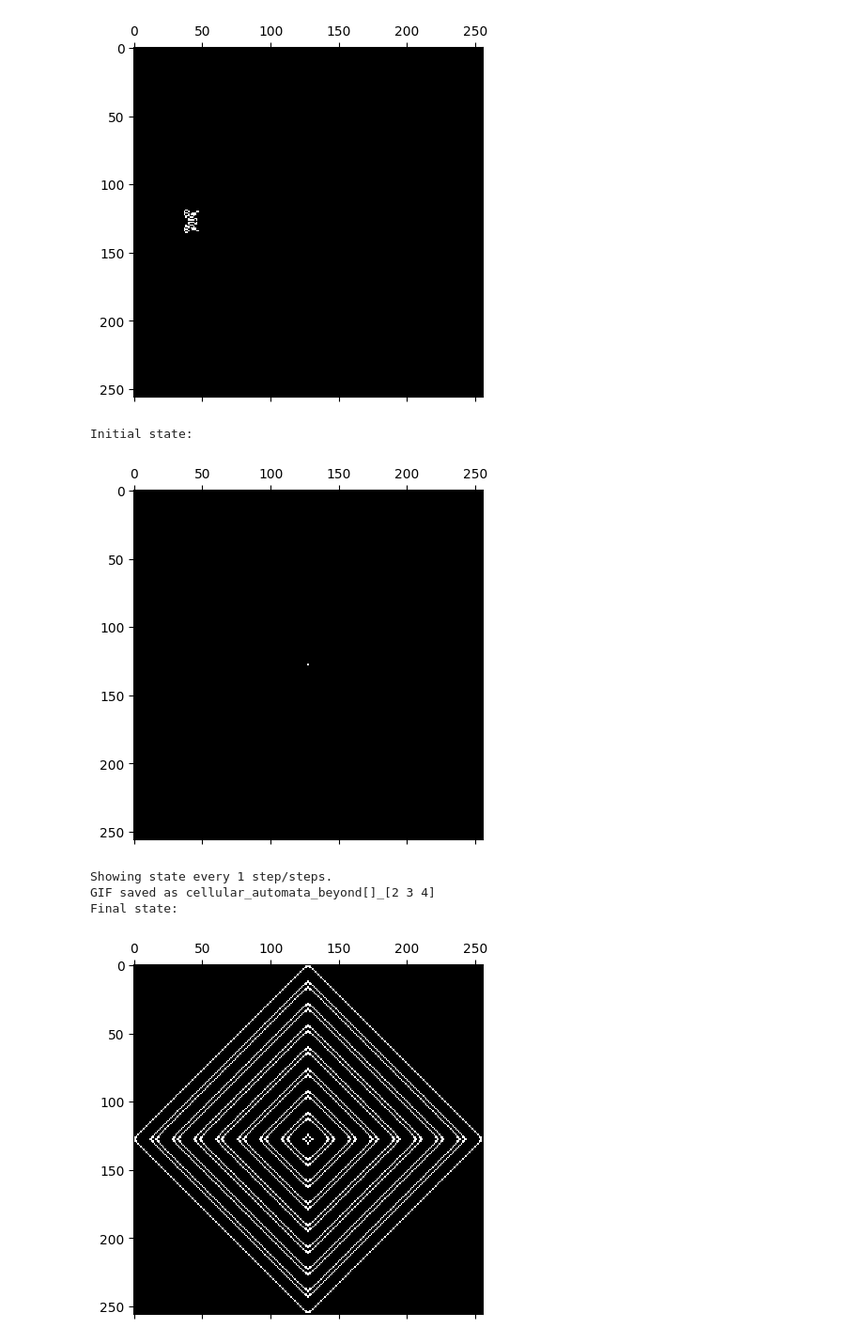
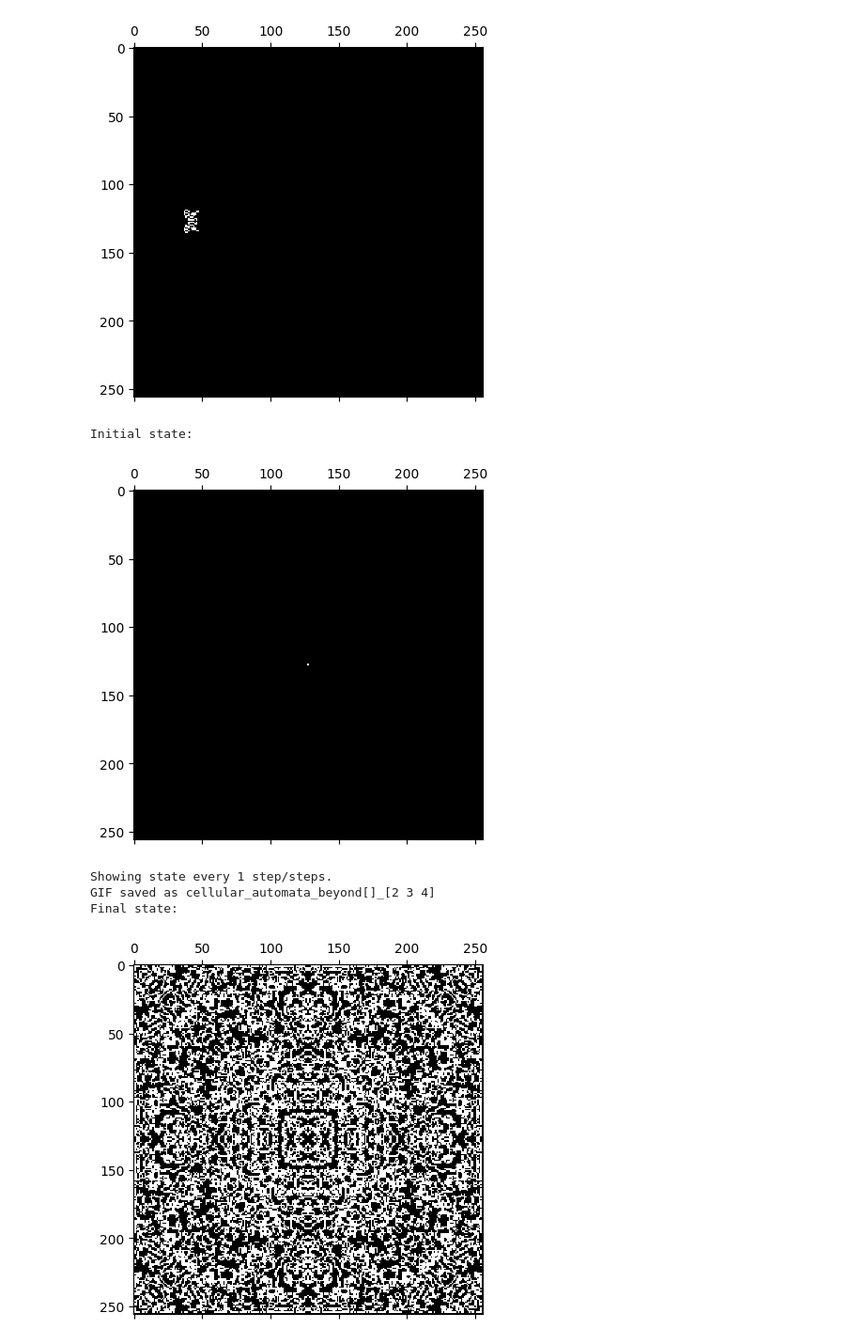
Before and after one commit to craftiggn/UW_ComputerModeling, a Jupyter notebook: 02_2D_cellular_automata.ipynb, the cells around one changed output. Shown at 94% size. Cells and saved outputs as stored; diff of their text form; code cells hidden in the pictures.

```diff
--- a/02_2D_cellular_automata.ipynb
+++ b/02_2D_cellular_automata.ipynb
@@ -3,6 +3,12 @@ import numpy as np
 import matplotlib.pyplot as plt
 import imageio
 from io import BytesIO
+
+PBC = False
+if not PBC:
+    BOUNDARY_CONDITION = "wall"
+else:
+    BOUNDARY_CONDITION = "PBC"
 
 def sum_neighbours(matrix):
     # directions mean from where
@@ -22,16 +28,16 @@ def sum_neighbours(matrix):
     neighbourhood_sum = up + down + left + right + up_left + up_right + down_left + down_right
     return neighbourhood_sum
 
-def step(matrix, boundary_condition="wall"):
+def step(matrix):
     neighbours = sum_neighbours(matrix)
 
     remains_1 = (neighbours == 2) & (matrix == 1)
-    unconditional_1 = neighbours == 3
+    unconditional_1 = (matrix == 0) & (neighbours == 3)
     final_mask = remains_1 | unconditional_1
 
     new_matrix = final_mask.astype(int)
 
-    if boundary_condition == "wall":
+    if BOUNDARY_CONDITION == "wall":
         new_matrix[0, :] = 0
         new_matrix[-1, :] = 0
         new_matrix[:, 0] = 0
@@ -62,13 +68,15 @@ def game_of_life_2D(matrix, time_steps, automata_name = "", make_gif = True, dis
     plt.show()
     print(f"Showing state every {display_every} step/steps.")
     for i in range(time_steps-1):
-        matrix = step(matrix, boundary_condition)
+        matrix = step(matrix)
         if (i+1) % display_every == 0 and make_gif:
             frames.append(matrix_to_image(matrix))
 
     if make_gif:
         gif_name = "cellular_automata_"
-        imageio.mimsave(gif_name+automata_name+".gif", frames, duration=0.2, loop=0)  # infinite loop
+        if PBC: gif_name = gif_name + "PBC_"
+        imageio.mimsave(gif_name+automata_name+".gif", frames, duration=0.1, loop=0)  # infinite loop
+        # duration is [seconds / frame]
         print(f"GIF saved as {gif_name+automata_name}")
 
     print("Final state:")
@@ -306,18 +307,19 @@ Final state:
 # %%
 # task 3 beyond life
 
-def step_defined(matrix, S, B, boundary_condition="wall"):
+def step_defined(matrix, S, B):
     # S - no. of live neighbors needed for a cell to survive
     # B - no. of live neighbors needed for a cell to be born
     neighbours = sum_neighbours(matrix)
 
-    remains_1 = np.isin(neighbours, S) & (matrix == 1)
-    unconditional_1 = np.isin(neighbours, B)
-    final_mask = remains_1 | unconditional_1
+    remains_1 = (matrix == 1) & np.isin(neighbours, S)
+    born = (matrix == 0) & np.isin(neighbours, B)
+
+    final_mask = remains_1 | born
 
     new_matrix = final_mask.astype(int)
 
-    if boundary_condition == "wall":
+    if BOUNDARY_CONDITION == "wall":
         new_matrix[0, :] = 0
         new_matrix[-1, :] = 0
         new_matrix[:, 0] = 0
@@ -325,7 +327,7 @@ def step_defined(matrix, S, B, boundary_condition="wall"):
 
     return new_matrix
 
-def game_of_life_2D_beyond(matrix, time_steps, S, B, make_gif = True, display_every=1, boundary_condition="wall"):
+def game_of_life_2D_beyond(matrix, time_steps, S, B, make_gif = True, display_every=1):
     automata_name = str(S) + "_" + str(B)
 
     #gif component
@@ -339,13 +341,13 @@ def game_of_life_2D_beyond(matrix, time_steps, S, B, make_gif = True, display_ev
     plt.show()
     print(f"Showing state every {display_every} step/steps.")
     for i in range(time_steps-1):
-        matrix = step_defined(matrix, S, B, boundary_condition)
+        matrix = step_defined(matrix, S, B)
         if (i+1) % display_every == 0 and make_gif:
             frames.append(matrix_to_image(matrix))
 
     if make_gif:
         gif_name = "cellular_automata_beyond"
-        imageio.mimsave(gif_name+automata_name+".gif", frames, duration=0.2, loop=0)  # infinite loop
+        imageio.mimsave(gif_name+automata_name+".gif", frames, duration=0.1, loop=0)  # infinite loop
         print(f"GIF saved as {gif_name+automata_name}")
 
     print("Final state:")
@@ -358,13 +360,17 @@ def task_3(size, kernel, S, B, time_steps):
     S = np.array(S)
     game_of_life_2D_beyond(matrix, time_steps, S, B)
 
-task_3(256, np.ones((2,2)), [], [2,3,4], 128)
+def random_seed(n, p=0.5):
+    return (np.random.rand(n, n) < p).astype(int)
-# %% [output]
-Initial state:
-[figure, removed]
-Showing state every 1 step/steps.
-GIF saved as cellular_automata_beyond[]_[2 3 4]
-Final state:
-[figure, removed]
+# %%
+# Serviettes
+task_3(256, np.ones((2,2)), [], [2,3,4], 1024)
+# %% [output]
+Initial state:
+[figure, added]
+Showing state every 1 step/steps.
+GIF saved as cellular_automata_beyond[]_[2 3 4]
+Final state:
+[figure, added]
 # %%
 # Flakes
```
Also changed, not shown: parts of 5 cells of this notebook, 6 other files.
